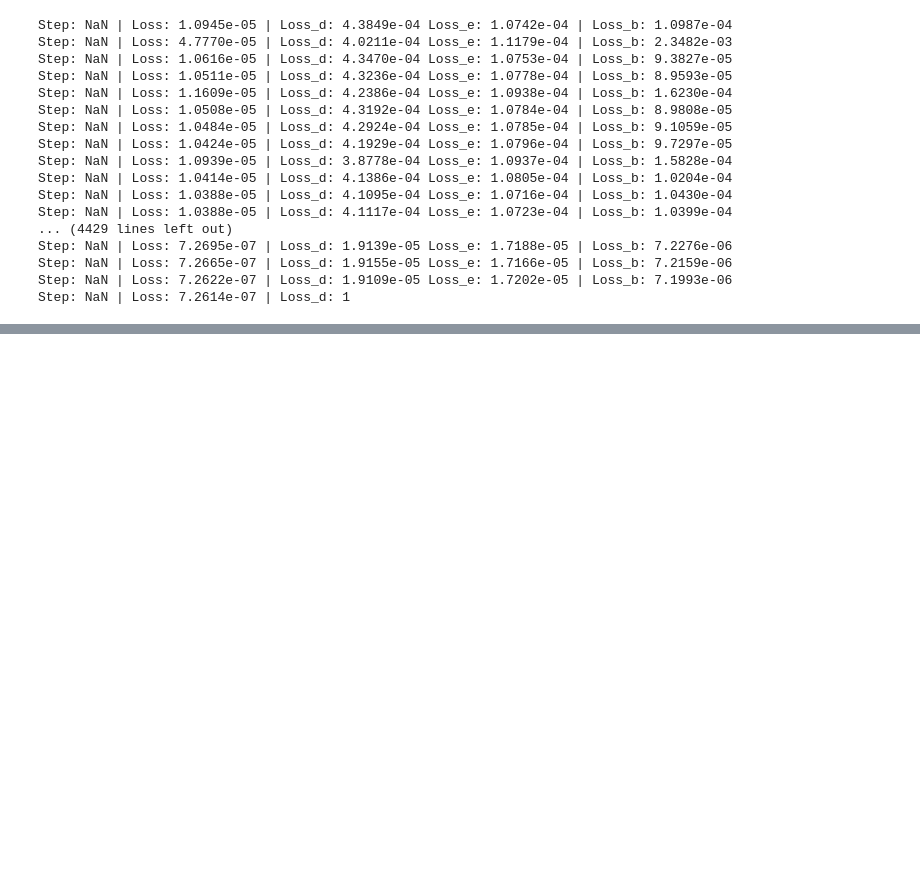
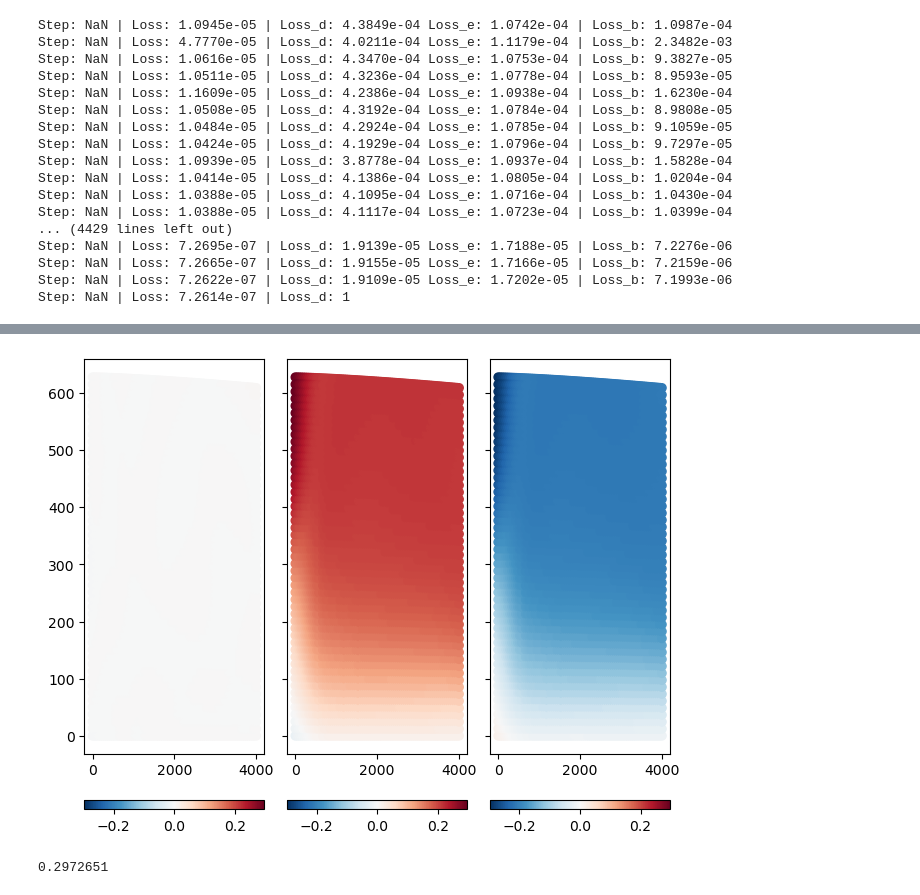
Before and after one commit to glugeorge/PINNs_pRES, a Jupyter notebook: models/mass_conservation_synthetic/test.ipynb, the cells around one changed output, grey strips where cells are left out. Cells and saved outputs as stored; diff of their text form; code cells hidden in the pictures; blank space fills up the shorter version.

```diff
--- a/models/mass_conservation_synthetic/test.ipynb
+++ b/models/mass_conservation_synthetic/test.ipynb
@@ -298,0 +314,13 @@ results['z'] = df_filtered['z'].values
+# %%
+# check equation physics
+fig, axs = plt.subplots(ncols=3,layout='constrained',sharex=True,sharey=True)
+vmax = np.max(np.abs([results['e0'],results['e01'],results['e02']]))
+for i, key in enumerate(['e0','e01','e02']):
+    c = axs[i].scatter(results['x'],results['z'],c=results[key],vmin=-vmax,vmax=vmax,cmap='RdBu_r')
+    fig.colorbar(c, ax=axs[i], location='bottom')
+# %% [output]
+[figure, added]
+# %%
+vmax
+# %% [output]
+0.2972651
```
Also changed, not shown: parts of 12 cells of this notebook, 1 other file.
